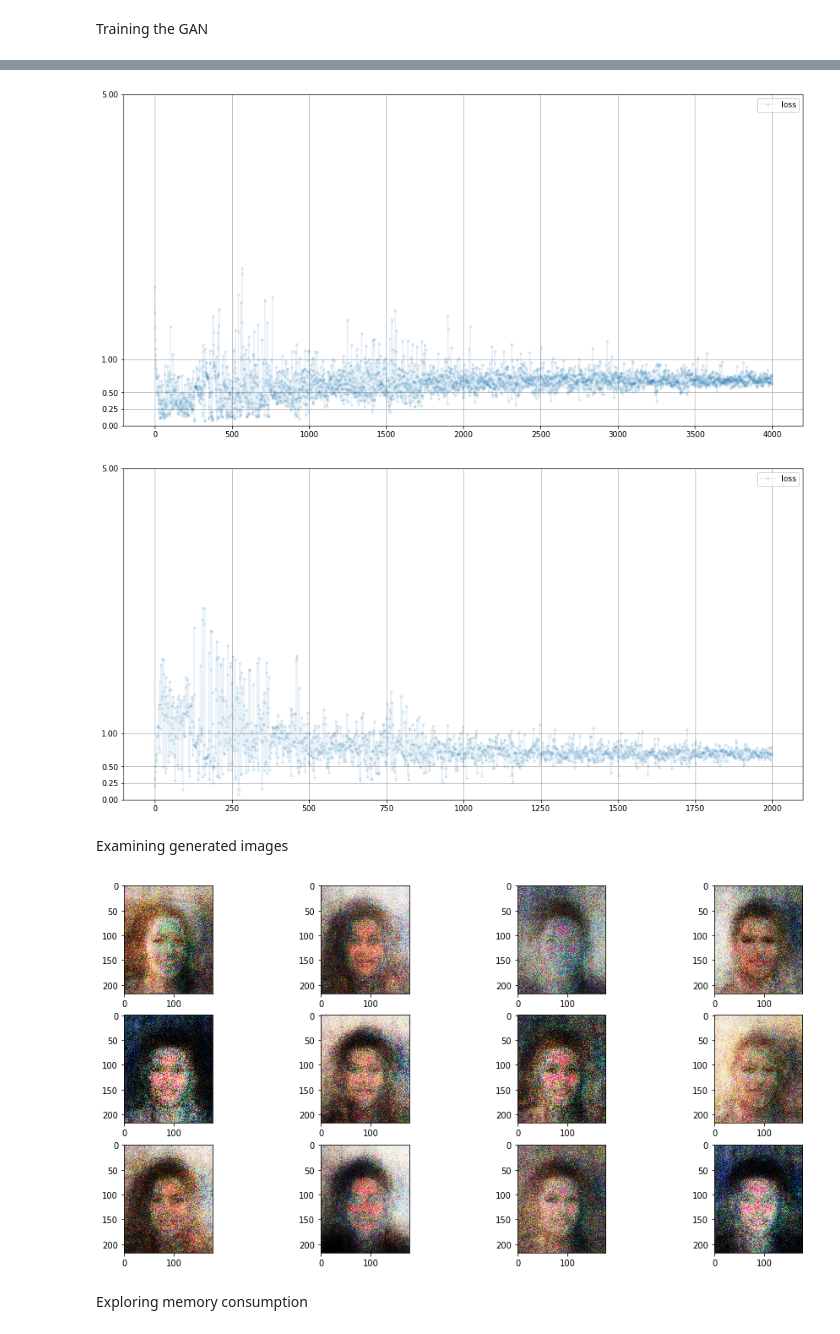
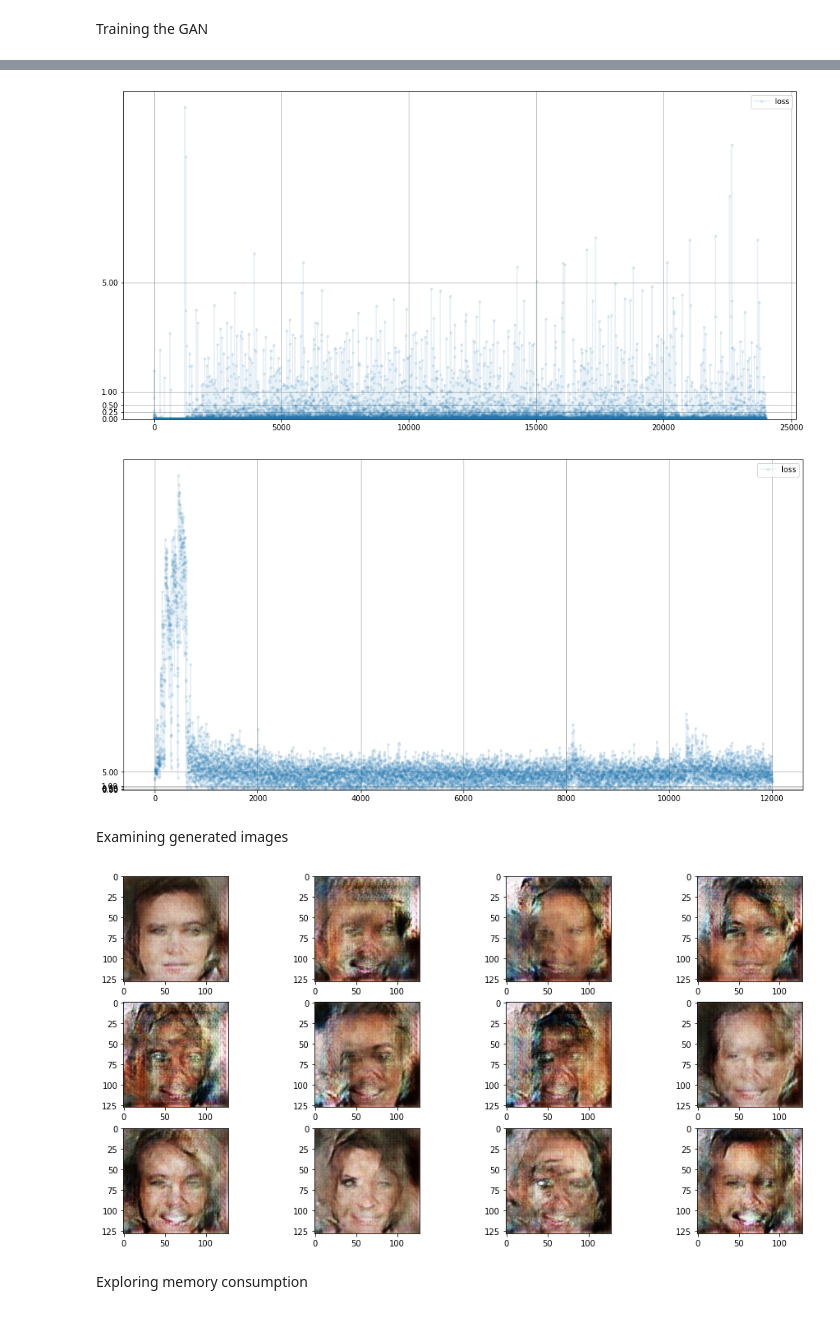
Before and after one commit to Azuremis/make_your_first_gan_with_pytorch, a Jupyter notebook: human_face_gan_cnn.ipynb, the cells around one changed output, grey strips where cells are left out. Saved outputs shown, nothing was run; the diff lists cells and outputs as text; code cells hidden in the pictures.

```diff
--- a/human_face_gan_cnn.ipynb
+++ b/human_face_gan_cnn.ipynb
@@ -109,15 +109,15 @@ class Discriminator(nn.Module):
 
             # expand to 256 filters
             nn.Conv2d(3, 256, kernel_size=8, stride=2),
-            nn.LeakyReLU(0.02), # reduce vanishing gradient issue for large signal values
+            nn.LeakyReLU(0.2), # reduce vanishing gradient issue for large signal values
             nn.BatchNorm2d(256),
 
             nn.Conv2d(256, 256, kernel_size=8, stride=2),
-            nn.LeakyReLU(0.02),
+            nn.LeakyReLU(0.2),
             nn.BatchNorm2d(256), # normalise channels to avoid network saturation from large values
 
             nn.Conv2d(256, 3, kernel_size=8, stride=2),
-            nn.LeakyReLU(0.02),
+            nn.LeakyReLU(0.2),
 
             View(3*10*10), # reshape the channel outputs to 1d tensor of shape (218*178*3)
             nn.Linear(300, 1),
@@ -228,18 +228,18 @@ class Generator(nn.Module):
 
             # seed tensor transformation
             nn.Linear(100, 3*11*11),
-            nn.LeakyReLU(0.02),
+            nn.LeakyReLU(0.2),
 
             # reshape to 4d
             View((1, 3, 11, 11)),
 
             # 3 transpose convolutional layers
             nn.ConvTranspose2d(3, 256, kernel_size=8, stride=2),
-            nn.LeakyReLU(0.02),
+            nn.LeakyReLU(0.2),
             nn.BatchNorm2d(256),
 
             nn.ConvTranspose2d(256, 256, kernel_size=8, stride=2),
-            nn.LeakyReLU(0.02),
+            nn.LeakyReLU(0.2),
             nn.BatchNorm2d(256),
 
             nn.ConvTranspose2d(256, 3, kernel_size=8, stride=2, padding=1),
@@ -319,7 +319,7 @@ Gen.to(device)
 
 # train discriminator and generator
 
-epochs = 1
+epochs = 6
 
 for i in range(epochs):
 
@@ -337,24 +359,23 @@ for i in range(epochs):
 # plot discriminator loss
 Dis.plot_progress()
 # %% [output]
-[figure, old version]
+[figure, new version]
 # %%
 # plot generator loss
 Gen.plot_progress()
 # %% [output]
-[figure, old version]
+[figure, new version]
 # %% [markdown]
 Examining generated images
 # %%
-# plot 2 by 3 array of generated images
 f, axarr = plt.subplots(3, 4, figsize=(16, 8))
 for i in range(3):
     for j in range(4):
         output = Gen.forward(generate_random_seed(100))
-        img = output.detach().cpu().numpy()
+        img = output.detach().permute(0, 2, 3, 1).view(128, 128, 3).cpu().numpy()
         axarr[i, j].imshow(img, interpolation="none", cmap="Blues")
 # %% [output]
-[figure, old version]
+[figure, new version]
 # %% [markdown]
 Exploring memory consumption
 # %%
```
Also changed, not shown: parts of 9 cells of this notebook.
